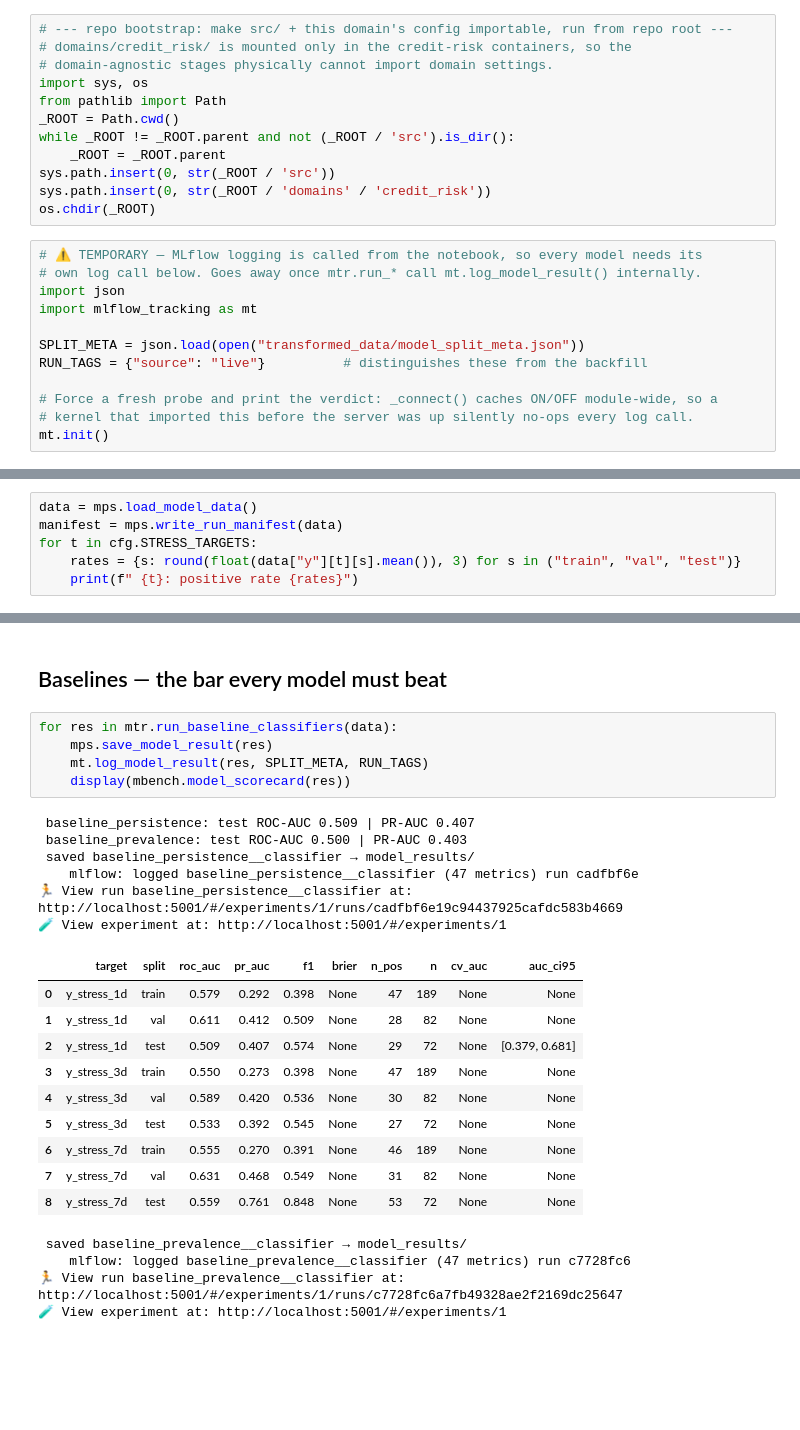
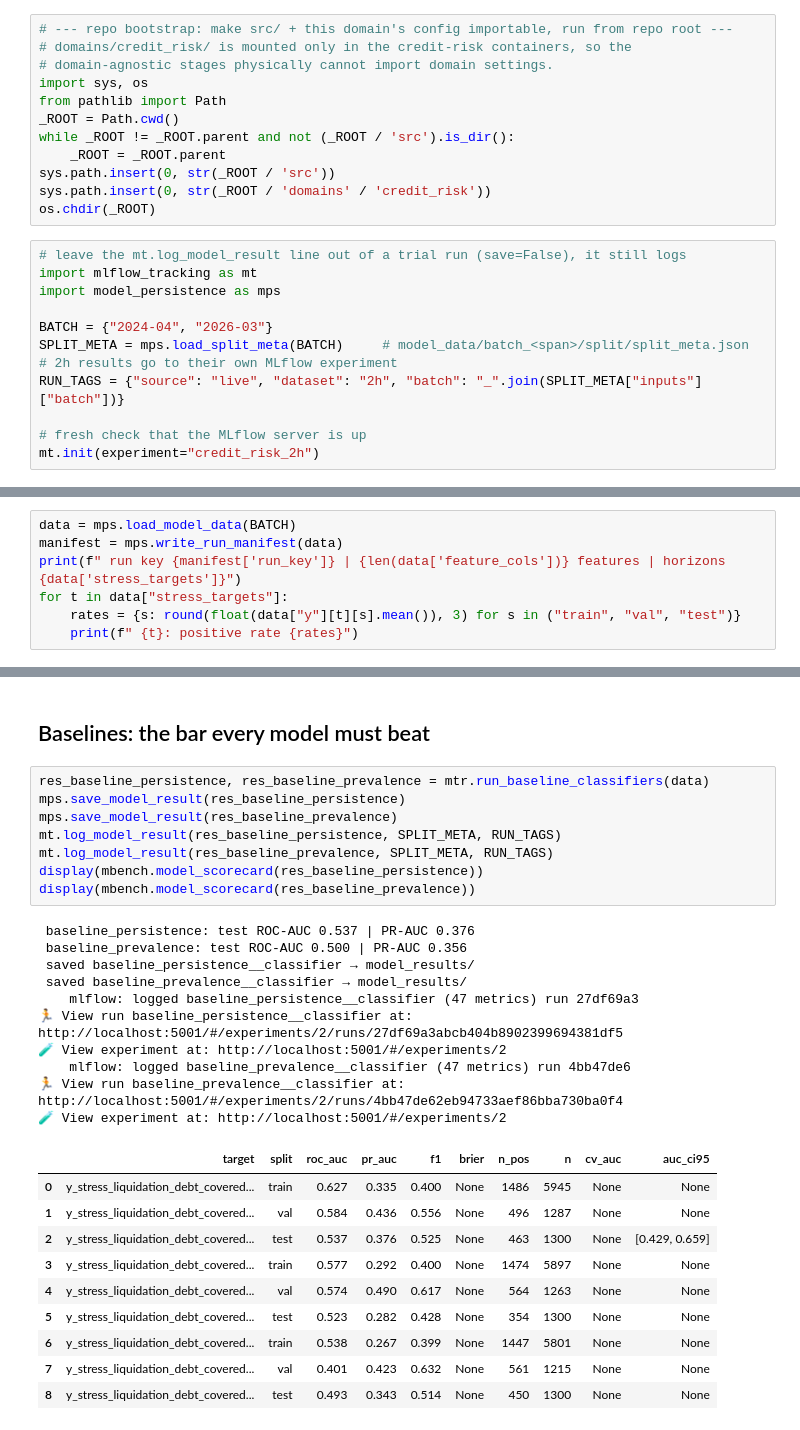
Before and after one commit to md-arham-ali/AAve_v3.1_Credit_risk_scoring, a Jupyter notebook: notebooks/model_training.ipynb, the cells around one changed output, grey strips where cells are left out. Saved outputs shown, nothing was run; the diff lists cells and outputs as text; blank space fills up the shorter version.

```diff
--- a/notebooks/model_training.ipynb
+++ b/notebooks/model_training.ipynb
@@ -11,15 +11,15 @@ sys.path.insert(0, str(_ROOT / 'src'))
 sys.path.insert(0, str(_ROOT / 'domains' / 'credit_risk'))
 os.chdir(_ROOT)
 # %%
-# ⚠️ TEMPORARY — MLflow logging is called from the notebook, so every model needs its
-# own log call below. Goes away once mtr.run_* call mt.log_model_result() internally.
-import json
+# leave the mt.log_model_result line out of a trial run (save=False), it still logs
 import mlflow_tracking as mt
+import model_persistence as mps
 
-SPLIT_META = json.load(open("transformed_data/model_split_meta.json"))
-RUN_TAGS = {"source": "live"}          # distinguishes these from the backfill
+BATCH = {"2024-04", "2026-03"}
+SPLIT_META = mps.load_split_meta(BATCH)     # model_data/batch_<span>/split/split_meta.json
+# 2h results go to their own MLflow experiment
+RUN_TAGS = {"source": "live", "dataset": "2h", "batch": "_".join(SPLIT_META["inputs"]["batch"])}
 
-# Force a fresh probe and print the verdict: _connect() caches ON/OFF module-wide, so a
-# kernel that imported this before the server was up silently no-ops every log call.
-mt.init()
+# fresh check that the MLflow server is up
+mt.init(experiment="credit_risk_2h")
 # %% [output]
@@ -60,7 +57,8 @@ print(f" lifelines available: {cfg.LIFELINES_AVAILABLE} | torch available: {cfg.
 # %%
-data = mps.load_model_data()
+data = mps.load_model_data(BATCH)
 manifest = mps.write_run_manifest(data)
-for t in cfg.STRESS_TARGETS:
+print(f" run key {manifest['run_key']} | {len(data['feature_cols'])} features | horizons {data['stress_targets']}")
+for t in data["stress_targets"]:
     rates = {s: round(float(data["y"][t][s].mean()), 3) for s in ("train", "val", "test")}
     print(f" {t}: positive rate {rates}")
 # %% [output]
@@ -72,29 +78,32 @@ for t in cfg.STRESS_TARGETS:
 # %% [markdown]
-## Baselines — the bar every model must beat
+## Baselines: the bar every model must beat
 # %%
-for res in mtr.run_baseline_classifiers(data):
-    mps.save_model_result(res)
-    mt.log_model_result(res, SPLIT_META, RUN_TAGS)
-    display(mbench.model_scorecard(res))
+res_baseline_persistence, res_baseline_prevalence = mtr.run_baseline_classifiers(data)
+mps.save_model_result(res_baseline_persistence)
+mps.save_model_result(res_baseline_prevalence)
+mt.log_model_result(res_baseline_persistence, SPLIT_META, RUN_TAGS)
+mt.log_model_result(res_baseline_prevalence, SPLIT_META, RUN_TAGS)
+display(mbench.model_scorecard(res_baseline_persistence))
+display(mbench.model_scorecard(res_baseline_prevalence))
 # %% [output]
- baseline_persistence: test ROC-AUC 0.509 | PR-AUC 0.407
- baseline_prevalence: test ROC-AUC 0.500 | PR-AUC 0.403
+ baseline_persistence: test ROC-AUC 0.537 | PR-AUC 0.376
+ baseline_prevalence: test ROC-AUC 0.500 | PR-AUC 0.356
  saved baseline_persistence__classifier → model_results/
-    mlflow: logged baseline_persistence__classifier (47 metrics) run cadfbf6e
-🏃 View run baseline_persistence__classifier at: http://localhost:5001/#/experiments/1/runs/cadfbf6e19c94437925cafdc583b4669
-🧪 View experiment at: http://localhost:5001/#/experiments/1
+ saved baseline_prevalence__classifier → model_results/
+    mlflow: logged baseline_persistence__classifier (47 metrics) run 27df69a3
+🏃 View run baseline_persistence__classifier at: http://localhost:5001/#/experiments/2/runs/27df69a3abcb404b8902399694381df5
+🧪 View experiment at: http://localhost:5001/#/experiments/2
+    mlflow: logged baseline_prevalence__classifier (47 metrics) run 4bb47de6
+🏃 View run baseline_prevalence__classifier at: http://localhost:5001/#/experiments/2/runs/4bb47de62eb94733aef86bba730ba0f4
+🧪 View experiment at: http://localhost:5001/#/experiments/2
 |  | target | split | roc_auc | pr_auc | f1 | brier | n_pos | n | cv_auc | auc_ci95 |
-| 0 | y_stress_1d | train | 0.579 | 0.292 | 0.398 | None | 47 | 189 | None | None |
-| 1 | y_stress_1d | val | 0.611 | 0.412 | 0.509 | None | 28 | 82 | None | None |
-| 2 | y_stress_1d | test | 0.509 | 0.407 | 0.574 | None | 29 | 72 | None | [0.379, 0.681] |
-| 3 | y_stress_3d | train | 0.550 | 0.273 | 0.398 | None | 47 | 189 | None | None |
-| 4 | y_stress_3d | val | 0.589 | 0.420 | 0.536 | None | 30 | 82 | None | None |
-| 5 | y_stress_3d | test | 0.533 | 0.392 | 0.545 | None | 27 | 72 | None | None |
-| 6 | y_stress_7d | train | 0.555 | 0.270 | 0.391 | None | 46 | 189 | None | None |
-| 7 | y_stress_7d | val | 0.631 | 0.468 | 0.549 | None | 31 | 82 | None | None |
-| 8 | y_stress_7d | test | 0.559 | 0.761 | 0.848 | None | 53 | 72 | None | None |
+| 0 | y_stress_liquidation_debt_covered... | train | 0.627 | 0.335 | 0.400 | None | 1486 | 5945 | None | None |
+| 1 | y_stress_liquidation_debt_covered... | val | 0.584 | 0.436 | 0.556 | None | 496 | 1287 | None | None |
+| 2 | y_stress_liquidation_debt_covered... | test | 0.537 | 0.376 | 0.525 | None | 463 | 1300 | None | [0.429, 0.659] |
+| 3 | y_stress_liquidation_debt_covered... | train | 0.577 | 0.292 | 0.400 | None | 1474 | 5897 | None | None |
+| 4 | y_stress_liquidation_debt_covered... | val | 0.574 | 0.490 | 0.617 | None | 564 | 1263 | None | None |
+| 5 | y_stress_liquidation_debt_covered... | test | 0.523 | 0.282 | 0.428 | None | 354 | 1300 | None | None |
+| 6 | y_stress_liquidation_debt_covered... | train | 0.538 | 0.267 | 0.399 | None | 1447 | 5801 | None | None |
+| 7 | y_stress_liquidation_debt_covered... | val | 0.401 | 0.423 | 0.632 | None | 561 | 1215 | None | None |
+| 8 | y_stress_liquidation_debt_covered... | test | 0.493 | 0.343 | 0.514 | None | 450 | 1300 | None | None |
- saved baseline_prevalence__classifier → model_results/
-    mlflow: logged baseline_prevalence__classifier (47 metrics) run c7728fc6
-🏃 View run baseline_prevalence__classifier at: http://localhost:5001/#/experiments/1/runs/c7728fc6a7fb49328ae2f2169dc25647
-🧪 View experiment at: http://localhost:5001/#/experiments/1
 |  | target | split | roc_auc | pr_auc | f1 | brier | n_pos | n | cv_auc | auc_ci95 |
```
Also changed, not shown: parts of 294 cells of this notebook, 13 other files.
